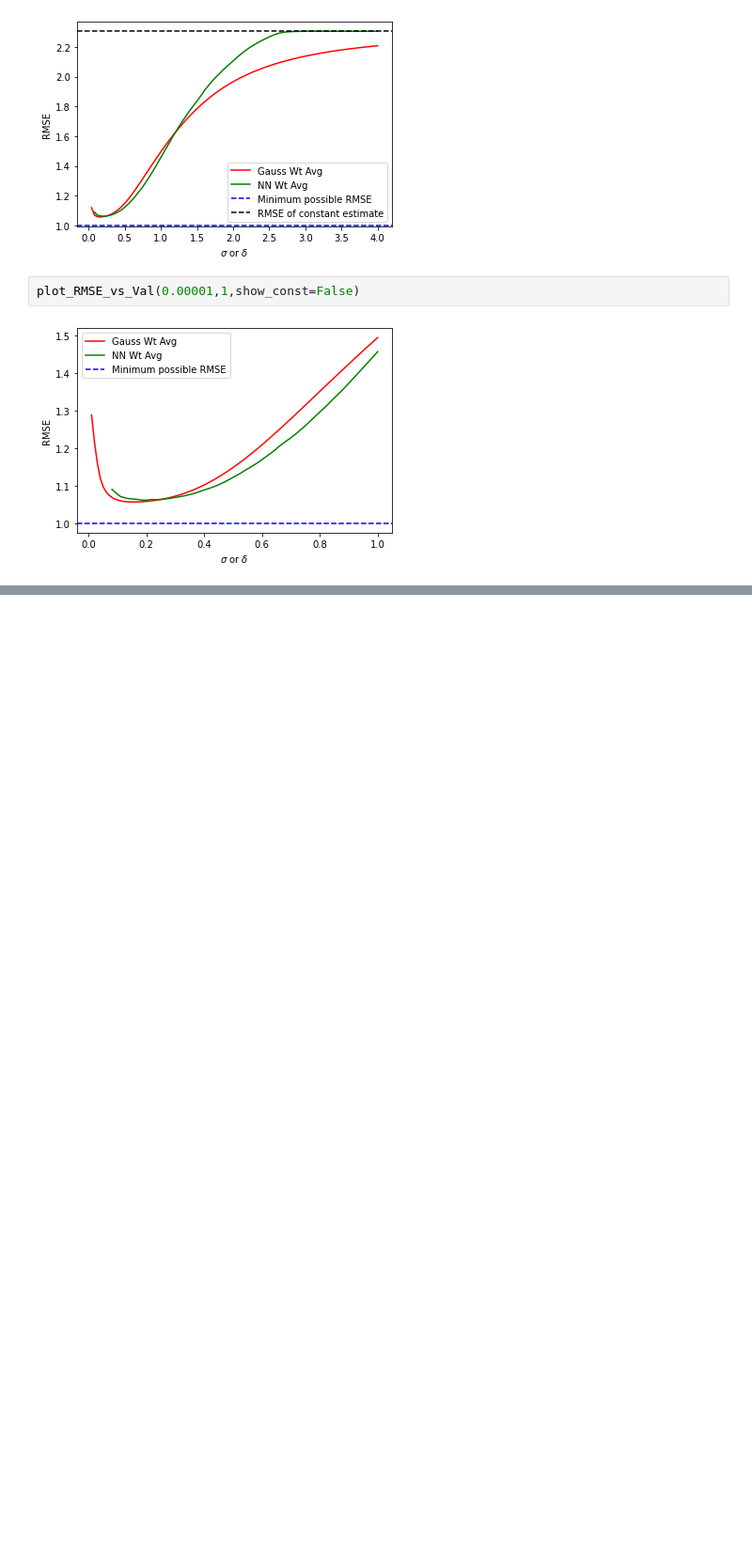
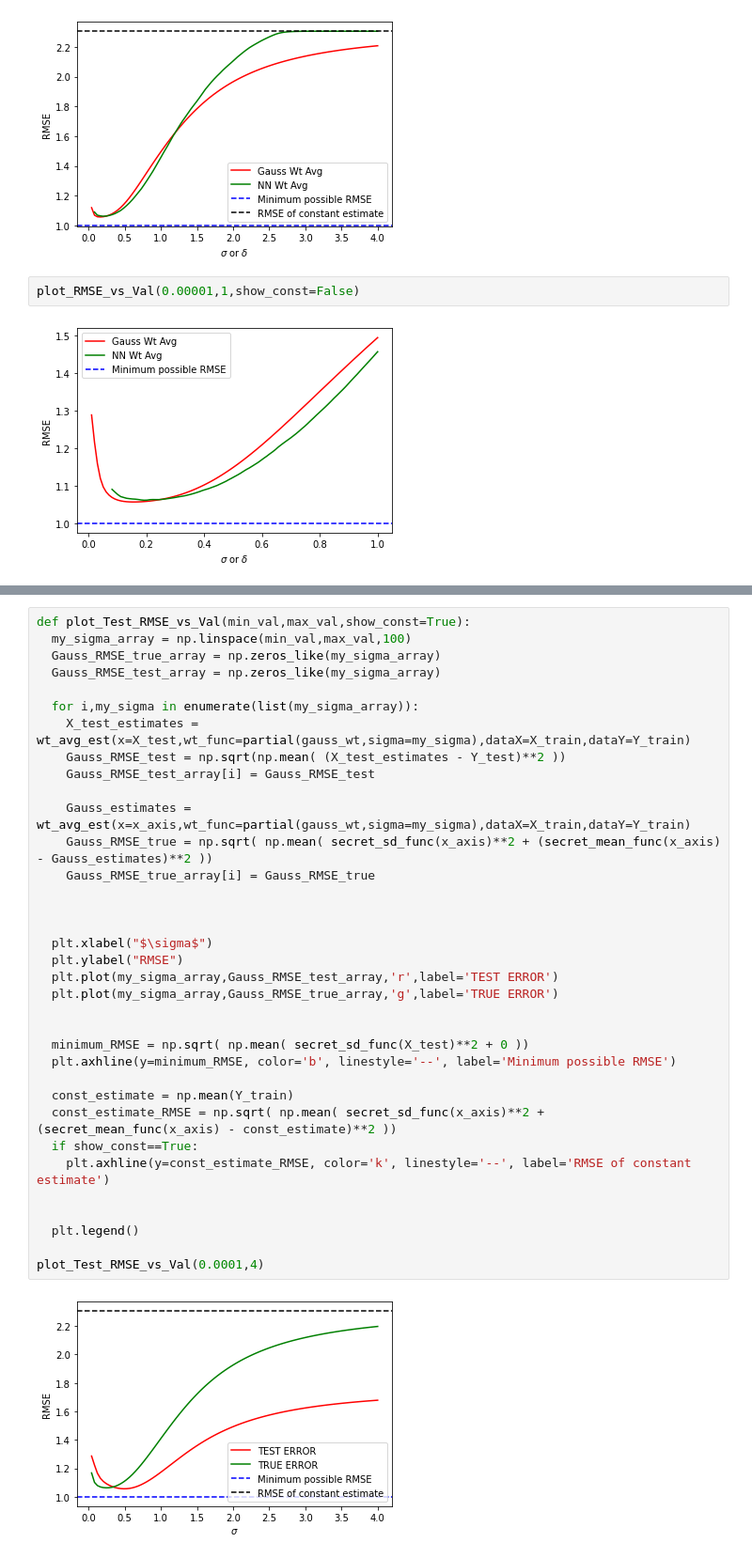
Before and after one commit to mcnica89/DATA6100, a Jupyter notebook: Weighted_Average_Estimates.ipynb, the cells around one changed output, grey strips where cells are left out. Shown at 94% size. Saved outputs shown, nothing was run; the diff lists cells and outputs as text; blank space fills up the shorter version.

```diff
--- a/Weighted_Average_Estimates.ipynb
+++ b/Weighted_Average_Estimates.ipynb
@@ -174,0 +211,37 @@ plot_RMSE_vs_Val(0.00001,1,show_const=False)
+# %%
+def plot_Test_RMSE_vs_Val(min_val,max_val,show_const=True):
+  my_sigma_array = np.linspace(min_val,max_val,100)
+  Gauss_RMSE_true_array = np.zeros_like(my_sigma_array)
+  Gauss_RMSE_test_array = np.zeros_like(my_sigma_array)
+
+  for i,my_sigma in enumerate(list(my_sigma_array)):
+    X_test_estimates = wt_avg_est(x=X_test,wt_func=partial(gauss_wt,sigma=my_sigma),dataX=X_train,dataY=Y_train)
+    Gauss_RMSE_test = np.sqrt(np.mean( (X_test_estimates - Y_test)**2 ))
+    Gauss_RMSE_test_array[i] = Gauss_RMSE_test
+
+    Gauss_estimates = wt_avg_est(x=x_axis,wt_func=partial(gauss_wt,sigma=my_sigma),dataX=X_train,dataY=Y_train)
+    Gauss_RMSE_true = np.sqrt( np.mean( secret_sd_func(x_axis)**2 + (secret_mean_func(x_axis) - Gauss_estimates)**2 ))
+    Gauss_RMSE_true_array[i] = Gauss_RMSE_true
+
+
+
+  plt.xlabel("$\sigma$")
+  plt.ylabel("RMSE")
+  plt.plot(my_sigma_array,Gauss_RMSE_test_array,'r',label='TEST ERROR')
+  plt.plot(my_sigma_array,Gauss_RMSE_true_array,'g',label='TRUE ERROR')
+
+
+  minimum_RMSE = np.sqrt( np.mean( secret_sd_func(X_test)**2 + 0 ))
+  plt.axhline(y=minimum_RMSE, color='b', linestyle='--', label='Minimum possible RMSE')
+
+  const_estimate = np.mean(Y_train)
+  const_estimate_RMSE = np.sqrt( np.mean( secret_sd_func(x_axis)**2 + (secret_mean_func(x_axis) - const_estimate)**2 ))
+  if show_const==True:
+    plt.axhline(y=const_estimate_RMSE, color='k', linestyle='--', label='RMSE of constant estimate')
+
+
+  plt.legend()
+
+plot_Test_RMSE_vs_Val(0.0001,4)
+# %% [output]
+[figure, added]
```
Also changed, not shown: parts of 6 cells of this notebook.
